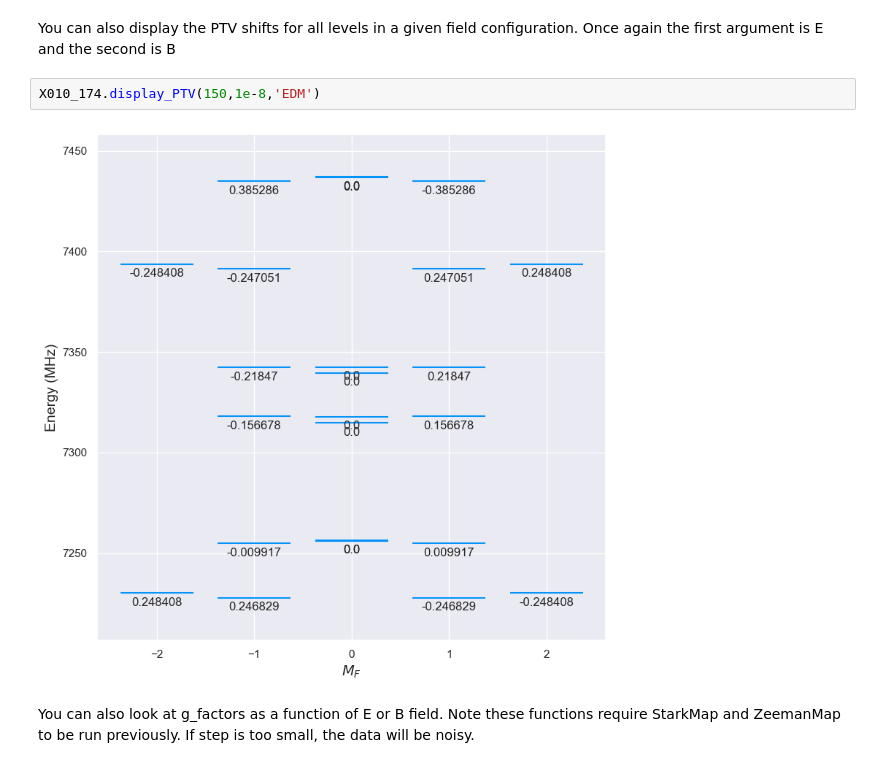
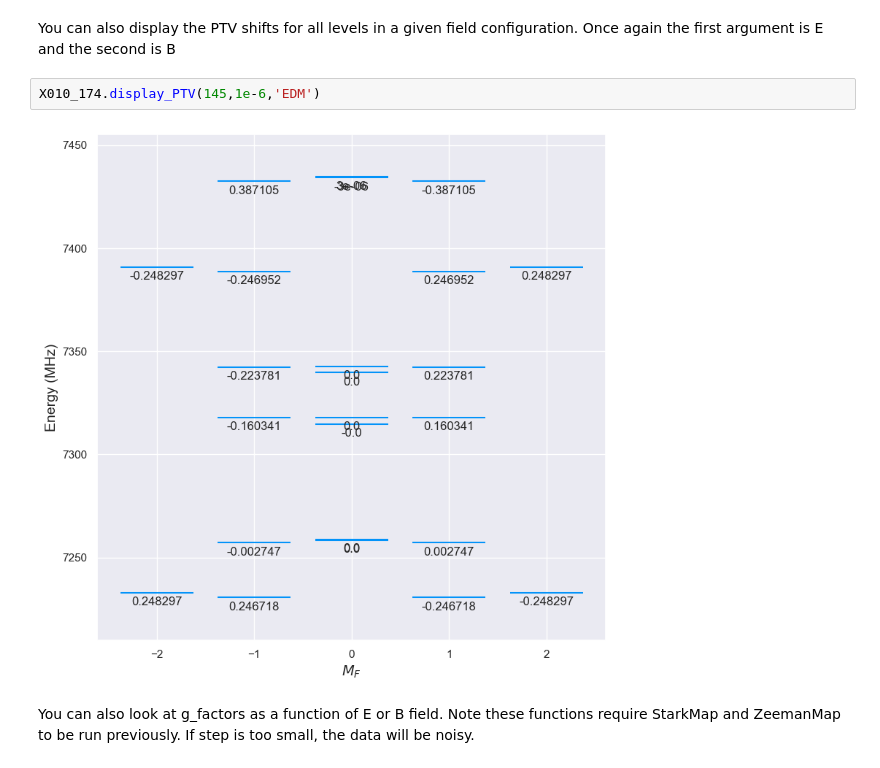
Before and after one commit to munozariasjm/Molecule-Structure, a Jupyter notebook: YbOH_Calcs_Tutorial.ipynb, the cells around one changed output. Cells and saved outputs as stored; diff of their text form.

```diff
--- a/YbOH_Calcs_Tutorial.ipynb
+++ b/YbOH_Calcs_Tutorial.ipynb
@@ -229,9 +253,9 @@ plt.plot(Ez,X010_174.PTV_E.T[4])
 # %% [markdown]
 You can also display the PTV shifts for all levels in a given field configuration. Once again the first argument is E and the second is B
 # %%
-X010_174.display_PTV(150,1e-8,'EDM')
+X010_174.display_PTV(145,1e-6,'EDM')
 # %% [output]
-[figure, old version]
+[figure, new version]
 # %% [markdown]
 You can also look at g_factors as a function of E or B field. Note these functions require StarkMap and ZeemanMap to be run previously. If step is too small, the data will be noisy.
 # %%
```
Also changed, not shown: parts of 10 cells of this notebook.
